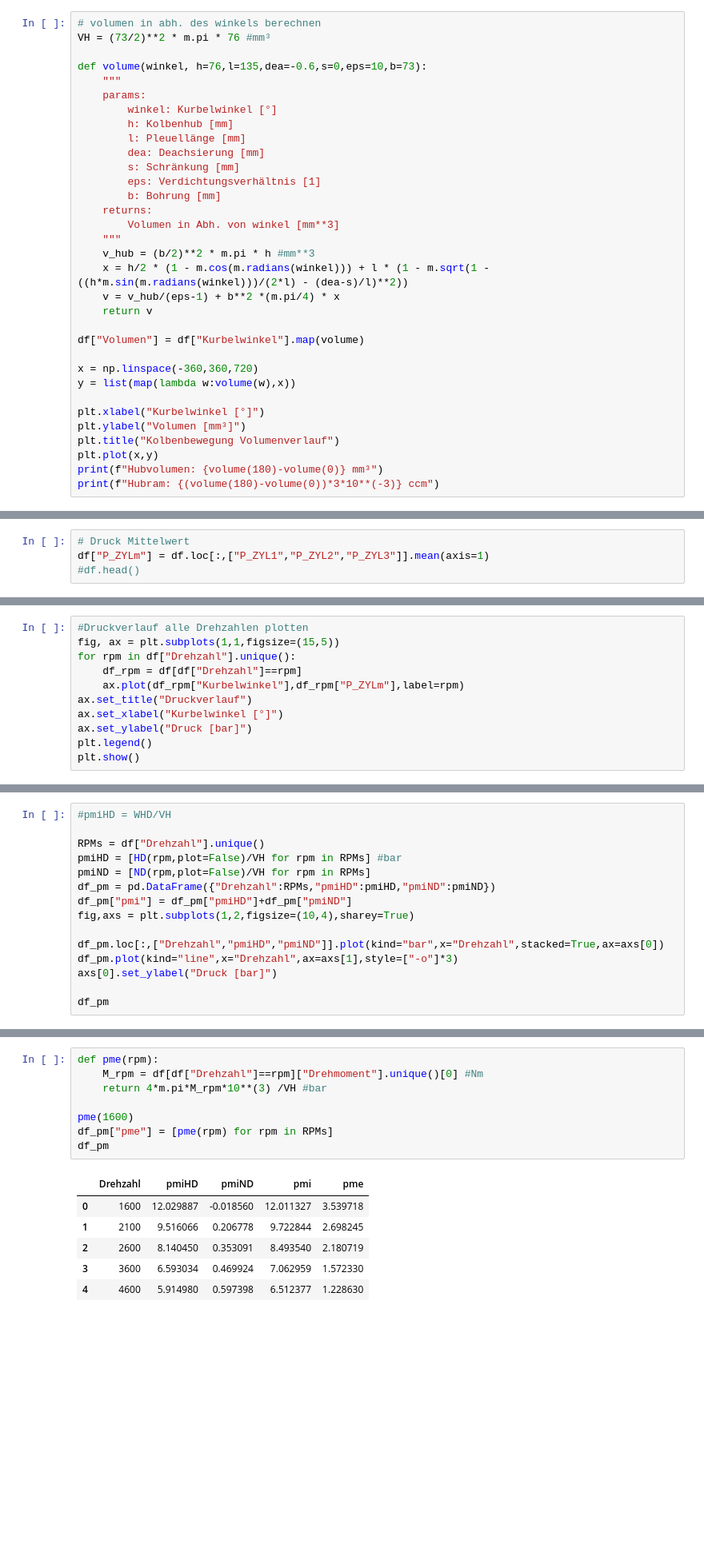
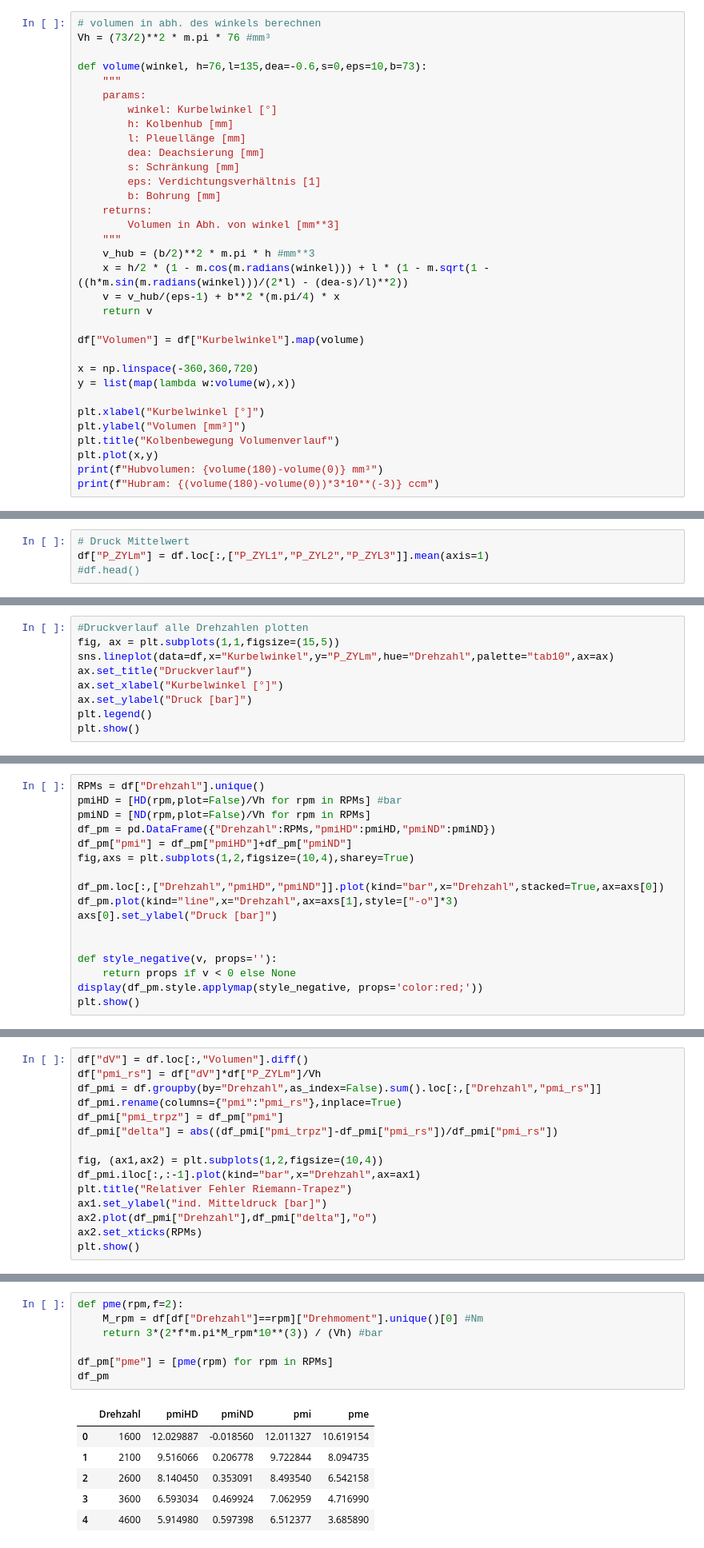
Before and after one commit to marcussteinbacher/kfzlu, a Jupyter notebook: Protokoll.ipynb, the cells around one changed output, grey strips where cells are left out. Shown at 80% size. Saved outputs shown, nothing was run; the diff lists cells and outputs as text; blank space fills up the shorter version.

```diff
--- a/Protokoll.ipynb
+++ b/Protokoll.ipynb
@@ -64,7 +64,7 @@ $$
 Daraus ergibt sich ein Hubvolumen $V_H$ von $V_H = V(180°) - V(0°) = (\frac{b}{2})^2 * \pi * h= 318090 mm³$ und ein Hubraum von $H = n_{zyl} * V_H = 954 ccm$.
 # %%
 # volumen in abh. des winkels berechnen
-VH = (73/2)**2 * m.pi * 76 #mm³
+Vh = (73/2)**2 * m.pi * 76 #mm³
 
 def volume(winkel, h=76,l=135,dea=-0.6,s=0,eps=10,b=73):
     """
@@ -114,9 +114,7 @@ Nachfolgende Abbildung zeigt den mit steigender `Drehzahl` bei Leistungskonstant
 # %%
 #Druckverlauf alle Drehzahlen plotten
 fig, ax = plt.subplots(1,1,figsize=(15,5))
-for rpm in df["Drehzahl"].unique():
-    df_rpm = df[df["Drehzahl"]==rpm]
-    ax.plot(df_rpm["Kurbelwinkel"],df_rpm["P_ZYLm"],label=rpm)
+sns.lineplot(data=df,x="Kurbelwinkel",y="P_ZYLm",hue="Drehzahl",palette="tab10",ax=ax)
 ax.set_title("Druckverlauf")
 ax.set_xlabel("Kurbelwinkel [°]")
 ax.set_ylabel("Druck [bar]")
@@ -371,9 +371,7 @@ Nachfolgende Abbildung zeigt den indizierten Mitteldruck $p_{mi,HD} = \frac{W_{H
 # %%
-#pmiHD = WHD/VH
-
 RPMs = df["Drehzahl"].unique()
-pmiHD = [HD(rpm,plot=False)/VH for rpm in RPMs] #bar
-pmiND = [ND(rpm,plot=False)/VH for rpm in RPMs]
+pmiHD = [HD(rpm,plot=False)/Vh for rpm in RPMs] #bar
+pmiND = [ND(rpm,plot=False)/Vh for rpm in RPMs]
 df_pm = pd.DataFrame({"Drehzahl":RPMs,"pmiHD":pmiHD,"pmiND":pmiND})
 df_pm["pmi"] = df_pm["pmiHD"]+df_pm["pmiND"]
 fig,axs = plt.subplots(1,2,figsize=(10,4),sharey=True)
@@ -382,7 +380,11 @@ df_pm.loc[:,["Drehzahl","pmiHD","pmiND"]].plot(kind="bar",x="Drehzahl",stacked=T
 df_pm.plot(kind="line",x="Drehzahl",ax=axs[1],style=["-o"]*3)
 axs[0].set_ylabel("Druck [bar]")
 
-df_pm
+
+def style_negative(v, props=''):
+    return props if v < 0 else None
+display(df_pm.style.applymap(style_negative, props='color:red;'))
+plt.show()
 # %% [output]
 |  | Drehzahl | pmiHD | pmiND | pmi |
 | 0 | 1600 | 12.029887 | -0.018560 | 12.011327 |
@@ -401,0 +400,15 @@ $$
+# %%
+df["dV"] = df.loc[:,"Volumen"].diff()
+df["pmi_rs"] = df["dV"]*df["P_ZYLm"]/Vh
+df_pmi = df.groupby(by="Drehzahl",as_index=False).sum().loc[:,["Drehzahl","pmi_rs"]]
+df_pmi.rename(columns={"pmi":"pmi_rs"},inplace=True)
+df_pmi["pmi_trpz"] = df_pm["pmi"]
+df_pmi["delta"] = abs((df_pmi["pmi_trpz"]-df_pmi["pmi_rs"])/df_pmi["pmi_rs"])
+
+fig, (ax1,ax2) = plt.subplots(1,2,figsize=(10,4))
+df_pmi.iloc[:,:-1].plot(kind="bar",x="Drehzahl",ax=ax1)
+plt.title("Relativer Fehler Riemann-Trapez")
+ax1.set_ylabel("ind. Mitteldruck [bar]")
+ax2.plot(df_pmi["Drehzahl"],df_pmi["delta"],"o")
+ax2.set_xticks(RPMs)
+plt.show()
@@ -402,18 +430,17 @@ $$
 # %%
-def pme(rpm):
+def pme(rpm,f=2):
     M_rpm = df[df["Drehzahl"]==rpm]["Drehmoment"].unique()[0] #Nm
-    return 4*m.pi*M_rpm*10**(3) /VH #bar
+    return 3*(2*f*m.pi*M_rpm*10**(3)) / (Vh) #bar
 
-pme(1600)
 df_pm["pme"] = [pme(rpm) for rpm in RPMs]
 df_pm
 # %% [output]
 |  | Drehzahl | pmiHD | pmiND | pmi | pme |
-| 0 | 1600 | 12.029887 | -0.018560 | 12.011327 | 3.539718 |
-| 1 | 2100 | 9.516066 | 0.206778 | 9.722844 | 2.698245 |
-| 2 | 2600 | 8.140450 | 0.353091 | 8.493540 | 2.180719 |
-| 3 | 3600 | 6.593034 | 0.469924 | 7.062959 | 1.572330 |
-| 4 | 4600 | 5.914980 | 0.597398 | 6.512377 | 1.228630 |
+| 0 | 1600 | 12.029887 | -0.018560 | 12.011327 | 10.619154 |
+| 1 | 2100 | 9.516066 | 0.206778 | 9.722844 | 8.094735 |
+| 2 | 2600 | 8.140450 | 0.353091 | 8.493540 | 6.542158 |
+| 3 | 3600 | 6.593034 | 0.469924 | 7.062959 | 4.716990 |
+| 4 | 4600 | 5.914980 | 0.597398 | 6.512377 | 3.685890 |
 # %% [markdown]
 #### Reibmitteldruck
 Der Reibmitteldruck berechnet mittels der Differenz von indiziertem Mitteldruck und effektivem Mitteldruck. <br>
```
Also changed, not shown: parts of 35 cells of this notebook.
